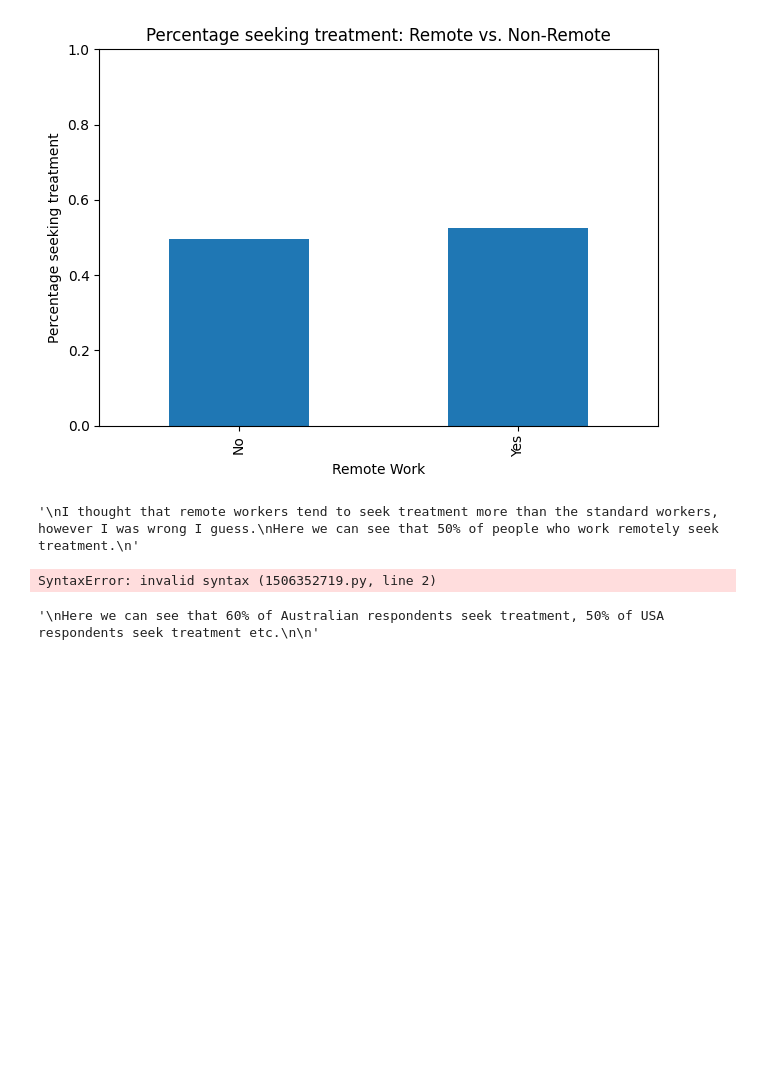
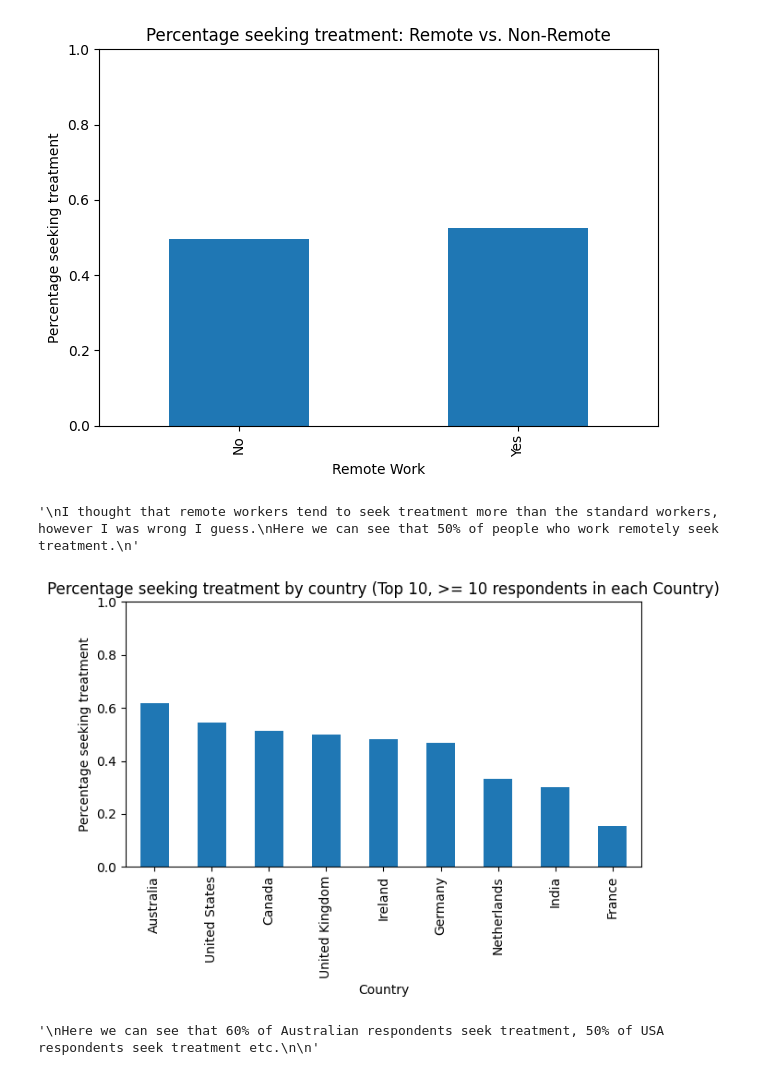
Before and after one commit to janek-j/intro_to_data_analytics, a Jupyter notebook: lab1/advanced/mental_health_exploration.ipynb, the cells around one changed output. Saved outputs shown, nothing was run; the diff lists cells and outputs as text; code cells hidden in the pictures; blank space fills up the shorter version.

```diff
--- a/lab1/advanced/mental_health_exploration.ipynb
+++ b/lab1/advanced/mental_health_exploration.ipynb
@@ -453,25 +459,24 @@ Here we can see that 50% of people who work remotely seek treatment.
 '\nI thought that remote workers tend to seek treatment more than the standard workers, however I was wrong I guess.\nHere we can see that 50% of people who work remotely seek treatment.\n'
 # %%
 # Country vs. treatment: Geographic differences in treatmee can see here, that people with mental problems tend to seek treatment more if given illness was in family history.
-nt rates
 
 country_treatment = pd.crosstab(data['Country'], data['treatment'])
 country_treatment_pct = country_treatment.div(country_treatment.sum(axis=1), axis=0)
 
 min_respondents = 10
 valid_countries = country_treatment.sum(axis=1) >= min_respondents
 filtered_country_treatment_pct = country_treatment_pct[valid_countries]
 
 top_countries = filtered_country_treatment_pct.sort_values('Yes', ascending=False).head(10)
 
 top_countries['Yes'].plot(kind='bar', title='Percentage seeking treatment by country (Top 10, >= 10 respondents in each Country)')
 plt.xlabel('Country')
 plt.ylabel('Percentage seeking treatment')
 plt.ylim(0,1)
 plt.tight_layout()
 plt.show()
 # %% [output]
-SyntaxError: invalid syntax (1506352719.py, line 2)
+[figure, added]
 # %%
 """
 Here we can see that 60% of Australian respondents seek treatment, 50% of USA respondents seek treatment etc.
```
Also changed, not shown: parts of 6 cells of this notebook.
